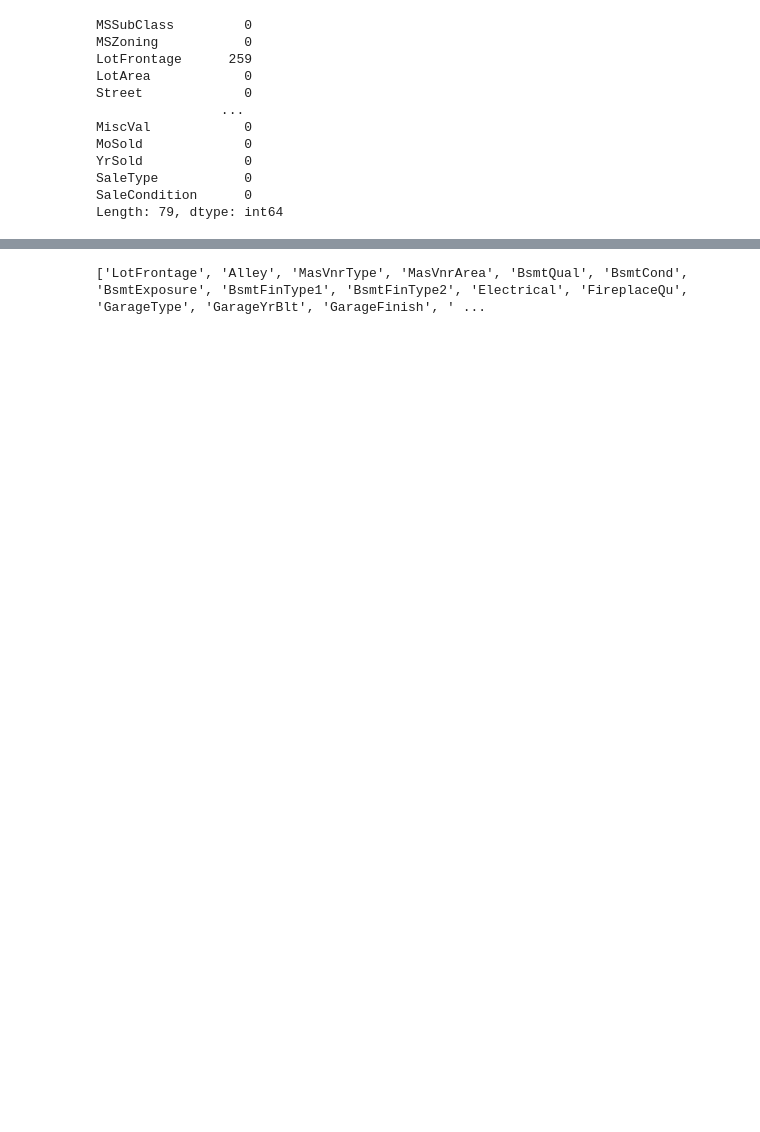
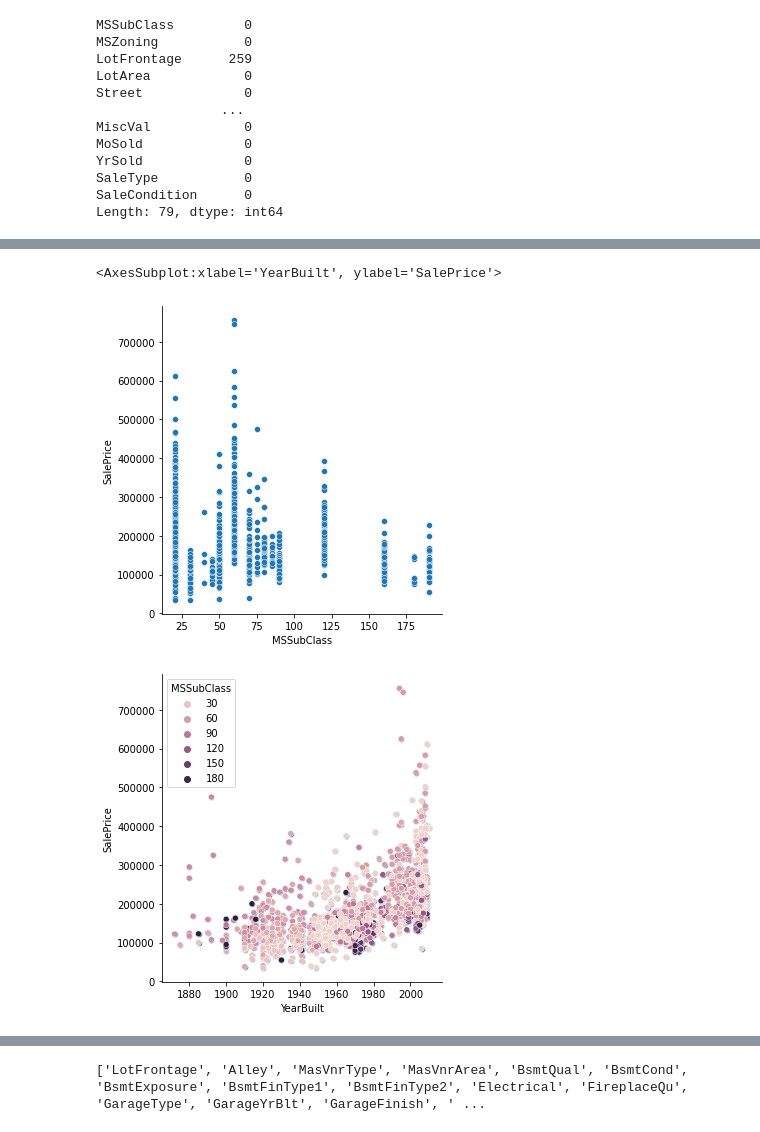
Before and after one commit to Jude-kotiano/Advance-Regression-HousePrices, a Jupyter notebook: house-pred-advanced.ipynb, the cells around one changed output, grey strips where cells are left out. Cells and saved outputs as stored; diff of their text form; code cells hidden in the pictures; blank space fills up the shorter version.

```diff
--- a/house-pred-advanced.ipynb
+++ b/house-pred-advanced.ipynb
@@ -54,0 +75,8 @@ Length: 79, dtype: int64
+# %%
+sns.relplot(x=train_df['MSSubClass'],y=train_df['SalePrice'])
+sns.relplot(x=train_df['YearBuilt'],y=train_df['SalePrice'])
+sns.scatterplot(x=X_train['YearBuilt'],y=y_train,hue=X_train['MSSubClass'])
+# %% [output]
+<AxesSubplot:xlabel='YearBuilt', ylabel='SalePrice'>
+[figure, added]
+[figure, added]
```
Also changed, not shown: parts of 2 cells of this notebook.
